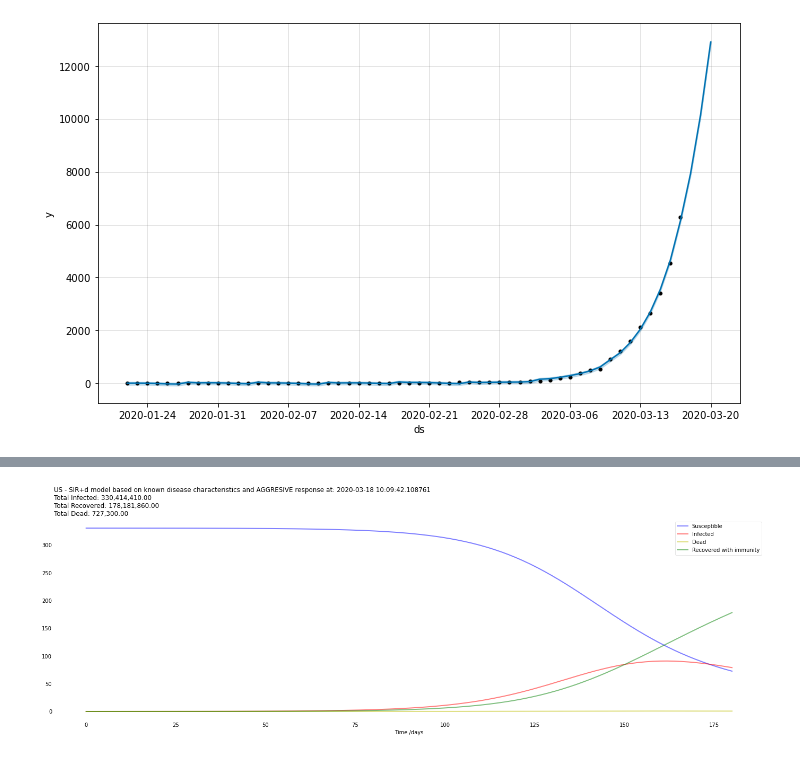
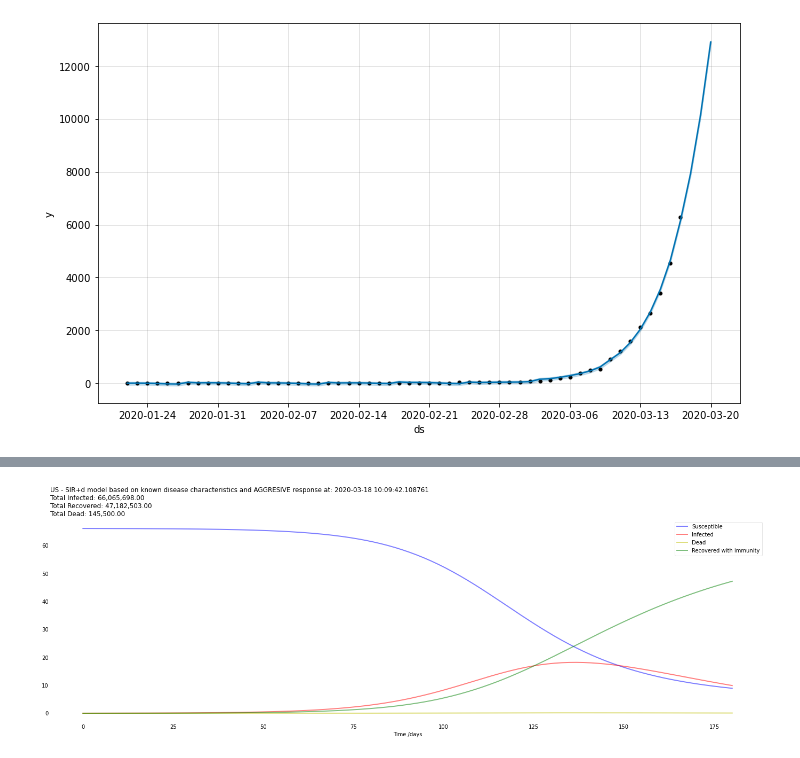
Before and after one commit to mprorock/COVID-19, a Jupyter notebook: covid_19_us.ipynb, the cells around one changed output, grey strips where cells are left out. Cells and saved outputs as stored; diff of their text form; code cells hidden in the pictures.

```diff
--- a/covid_19_us.ipynb
+++ b/covid_19_us.ipynb
@@ -376,5 +376,5 @@ plt.show()
 # %%
-N = US_pop
+N = US_pop * 0.2
 T=180
 I0, R0 = us_totals['Likely Cases 1.8pct'].max(), us_totals['Recovered'].max()*120
 S0 = N - I0 - R0
@@ -393,31 +393,31 @@ def deriv(y, t, N, beta, gamma):
 ret = odeint(deriv, y0, t, args=(N, beta, gamma))
 S, I, R = ret.T
 
 D = (I/1000000)*0.008
 R = (R/1000000) - D
 
 fig = plt.figure(figsize=(24,7), facecolor='w')
 ax = fig.add_subplot(111, axisbelow=True)
 ax.plot(t, S/1000000, 'b', alpha=0.5, lw=2, label='Susceptible')
 ax.plot(t, I/1000000, 'r', alpha=0.5, lw=2, label='Infected')
 ax.plot(t, D, 'y', alpha=0.5, lw=2, label='Dead')
 ax.plot(t, R, 'g', alpha=0.5, lw=2, label='Recovered with immunity')
 ax.set_xlabel('Time /days')
 ax.set_title('US - SIR+d model based on known disease characteristics and AGGRESIVE response at: '+str(NOW) +
             '\nTotal Infected: '+'{:,.2f}'.format(int(np.max(S)))+
             '\nTotal Recovered: '+'{:,.2f}'.format(int(np.max(R)*1000000))+
             '\nTotal Dead: '+'{:,.2f}'.format(int(np.max(D)*1000000)),
             loc='left'
             )
 #ax.set_ylabel('Number (1000s)')
 #ax.set_ylim(0,1.2)
 ax.yaxis.set_tick_params(length=0)
 ax.xaxis.set_tick_params(length=0)
 ax.grid(b=True, which='major', c='w', lw=2, ls='-')
 legend = ax.legend()
 legend.get_frame().set_alpha(0.5)
 for spine in ('top', 'right', 'bottom', 'left'):
     ax.spines[spine].set_visible(False)
 plt.show()
 # %% [output]
-[figure, old version]
+[figure, new version]
```
Also changed, not shown: parts of 1 cell of this notebook.
